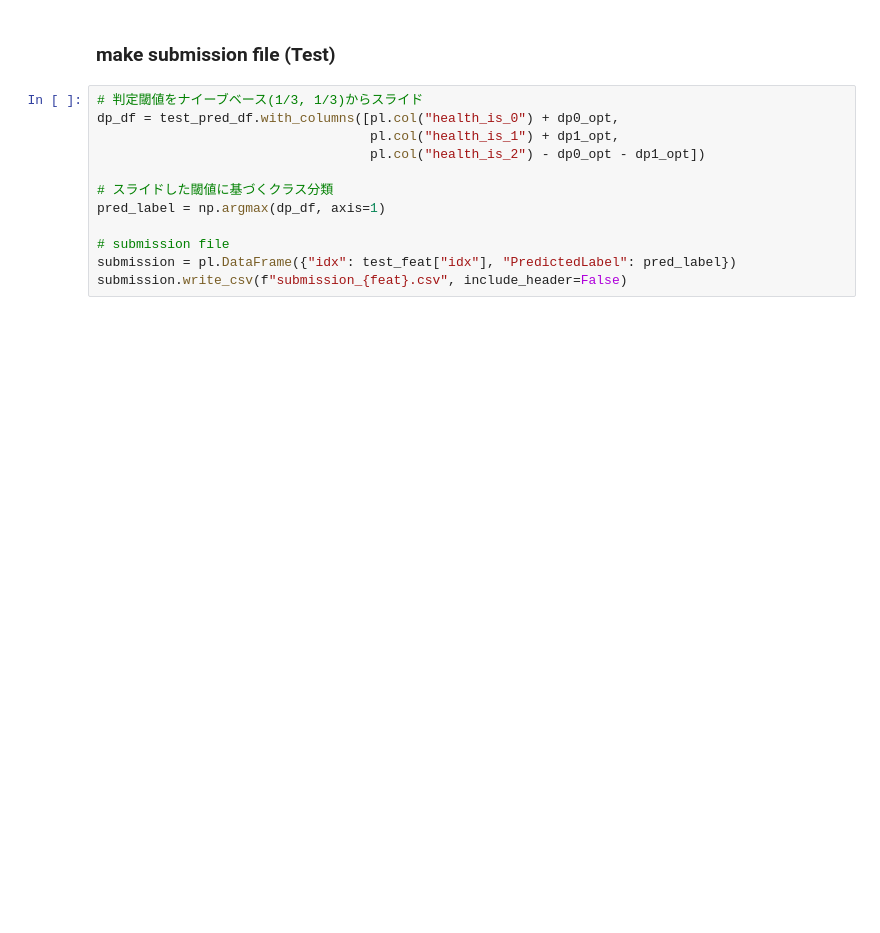
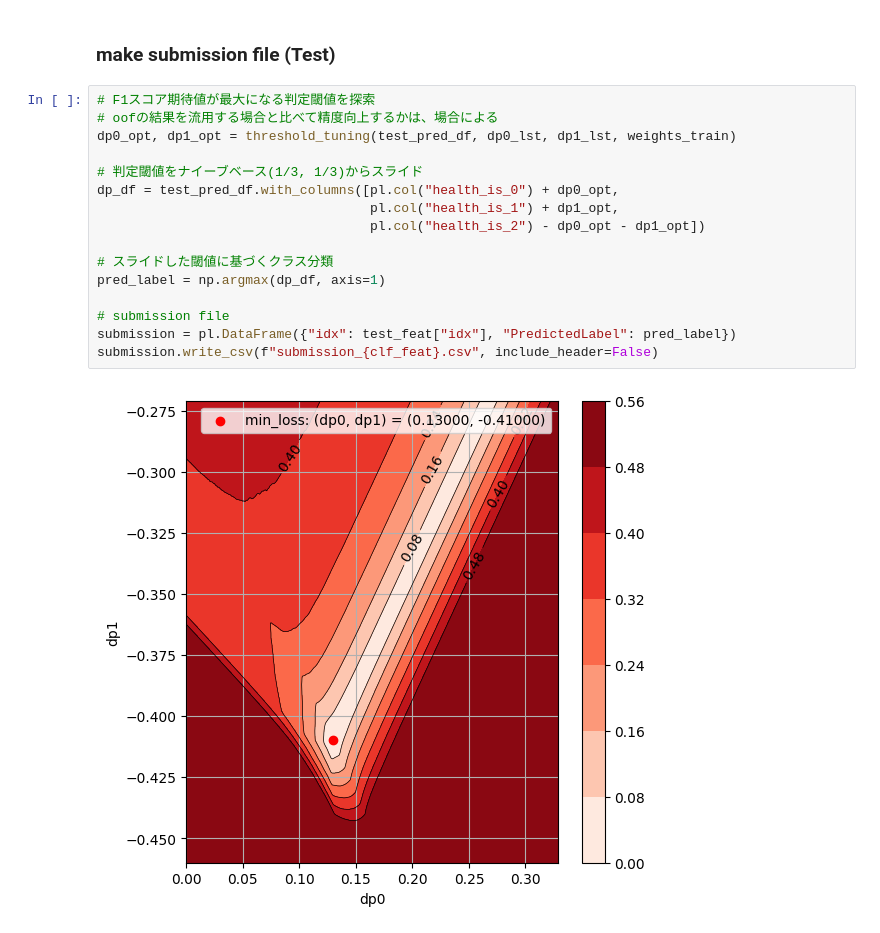
Before and after one commit to nkai8102/green, a Jupyter notebook: 30_postprocess.ipynb, the cells around one changed output. Saved outputs shown, nothing was run; the diff lists cells and outputs as text; blank space fills up the shorter version.

```diff
--- a/30_postprocess.ipynb
+++ b/30_postprocess.ipynb
@@ -121,14 +124,20 @@ CV score: f1 = 0.3725717064706973
 # %% [markdown]
 ### make submission file (Test)
 # %%
+# F1スコア期待値が最大になる判定閾値を探索
+# oofの結果を流用する場合と比べて精度向上するかは、場合による
+dp0_opt, dp1_opt = threshold_tuning(test_pred_df, dp0_lst, dp1_lst, weights_train)
+
 # 判定閾値をナイーブベース(1/3, 1/3)からスライド
 dp_df = test_pred_df.with_columns([pl.col("health_is_0") + dp0_opt,
                                    pl.col("health_is_1") + dp1_opt,
                                    pl.col("health_is_2") - dp0_opt - dp1_opt])
 
 # スライドした閾値に基づくクラス分類
 pred_label = np.argmax(dp_df, axis=1)
 
 # submission file
 submission = pl.DataFrame({"idx": test_feat["idx"], "PredictedLabel": pred_label})
-submission.write_csv(f"submission_{feat}.csv", include_header=False)
+submission.write_csv(f"submission_{clf_feat}.csv", include_header=False)
+# %% [output]
+[figure, added]
```
Also changed, not shown: parts of 2 cells of this notebook, 34 other files.
